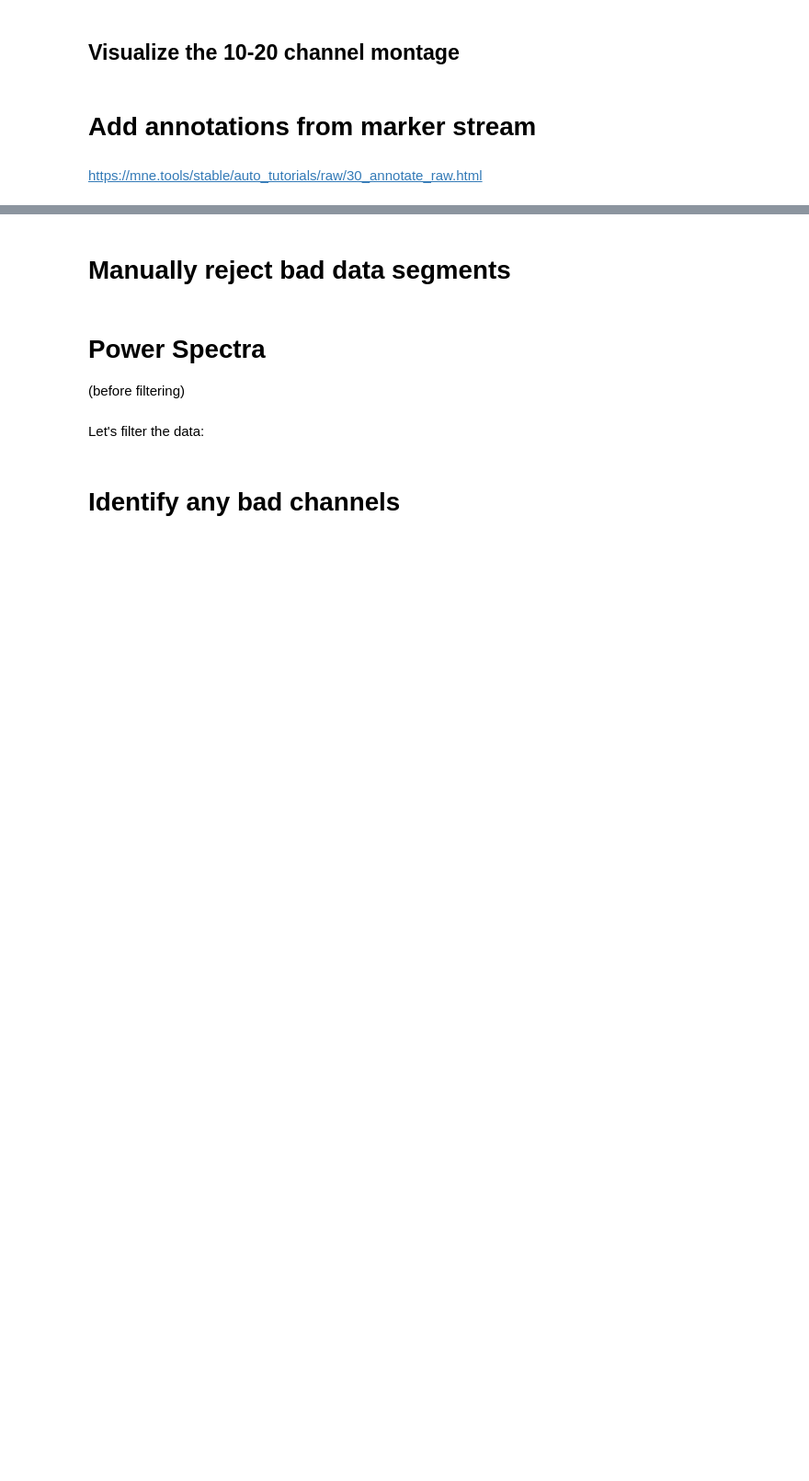
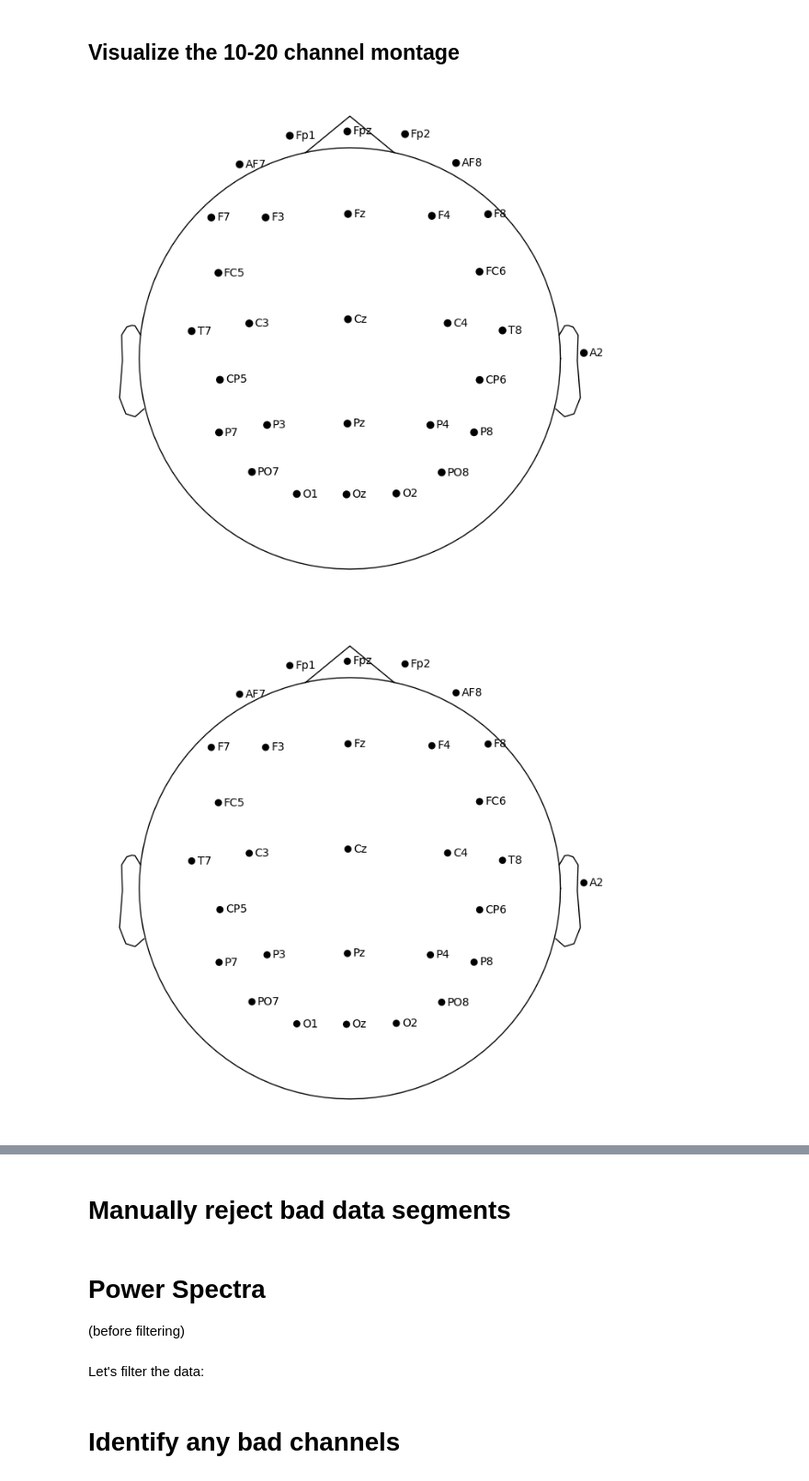
Before and after one commit to neuromorphs/ac23-eeg, a Jupyter notebook: mne/car_racing_multi_run_xdf.ipynb, the cells around one changed output, grey strips where cells are left out. Shown at 92% size. Drawn from its saved outputs; the diff is of its cells as text; code cells hidden in the pictures; blank space fills up the shorter version.

Commit message:
merged all trials

```diff
--- a/mne/car_racing_multi_run_xdf.ipynb
+++ b/mne/car_racing_multi_run_xdf.ipynb
@@ -229,8 +229,21 @@ for run_idx in range(len(ALL_EEG)):
     # Pull out eeg data for this run
     eeg_data = ALL_EEG[run_idx]
     z_data = ALL_Z[run_idx]
-    eeg_z_data = np.hstack((eeg_data, z_data))
-    # print(eeg_z_data.shape)
+
+    # Why is there a mismatch on one run?
+    print(eeg_data.shape)
+    print(z_data.shape)
+
+    n_eeg_samples = eeg_data.shape[0]
+    n_z_samples = z_data.shape[0]
+    n_eeg_z_samples = min(n_eeg_samples, n_z_samples)
+    eeg_z_data = np.hstack(
+        (
+            eeg_data[:n_eeg_z_samples, :],
+            z_data[:n_eeg_z_samples, :]
+        )
+    )
+    print(eeg_z_data.shape)
 
     # Make an MNE object
     raw = mne.io.RawArray(
@@ -242,10 +255,8 @@ for run_idx in range(len(ALL_EEG)):
     raw.info.set_montage('standard_1020', match_case=False)
 
     # Get annotations from key presses
-    k_events_t, k_events = ALL_LSL[2*run_idx -1]
-
-    print(k_events_t.shape)
-    print(k_ev_od)
+    k_events_t, k_events = ALL_LSL[2*run_idx]
+    k_ev_id = [ev[1] for ev in k_events]
     key_annot = mne.Annotations(
         onset = k_events_t,
         duration = np.zeros_like(k_events_t), # setting durations to 0 to just label event onsets
@@ -253,7 +264,8 @@ for run_idx in range(len(ALL_EEG)):
     )
 
     # Get annotations from game
-    g_events_t, g_ev_id = ALL_LSL[2*run_idx]
+    g_events_t, g_events = ALL_LSL[2*run_idx+1]
+    g_ev_id = [ev[1] for ev in g_events]
     game_annot = mne.Annotations(
         onset = g_events_t,
         duration = np.zeros_like(g_events_t), # setting durations to 0 to just label event onsets
@@ -272,7 +303,11 @@ ValueError: Description must be a one dimensional array, got 2.
+# %%
+# Remove bad segments
+raw_merged = mne.concatenate_raws(ALL_RAWS)
 # %% [markdown]
 ## Visualize the 10-20 channel montage
 # %%
 # Plot the montage
-mne.viz.plot_montage(ALL_RAWS[0].info.get_montage())
+mne.viz.plot_montage(raw_merged.info.get_montage())
+# %% [output]
+[figure, added]
+[figure, added]
-# %% [markdown]
-# Add annotations from marker stream
@@ -282,2 +313,0 @@ ev_id
-# %% [markdown]
-https://mne.tools/stable/auto_tutorials/raw/30_annotate_raw.html
```
Also changed, not shown: parts of 8 cells of this notebook.
